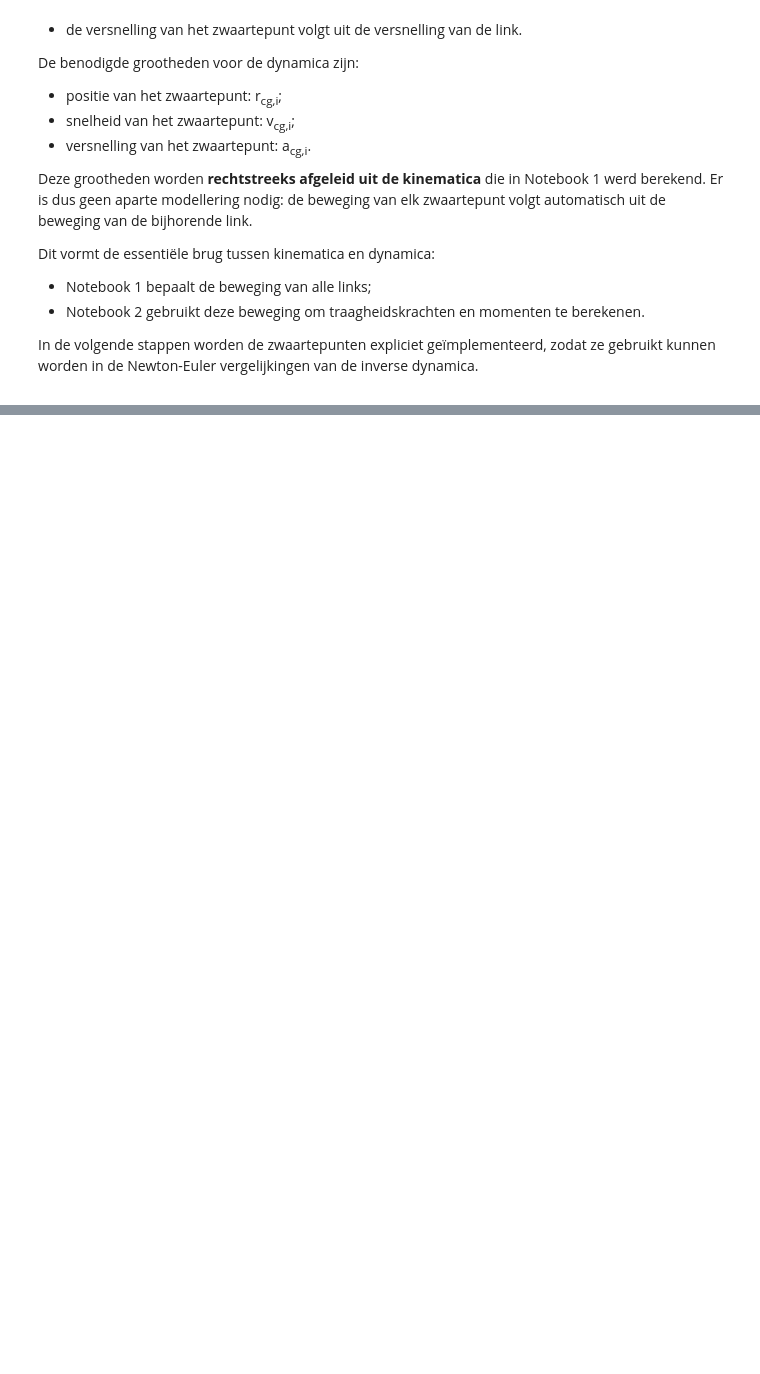
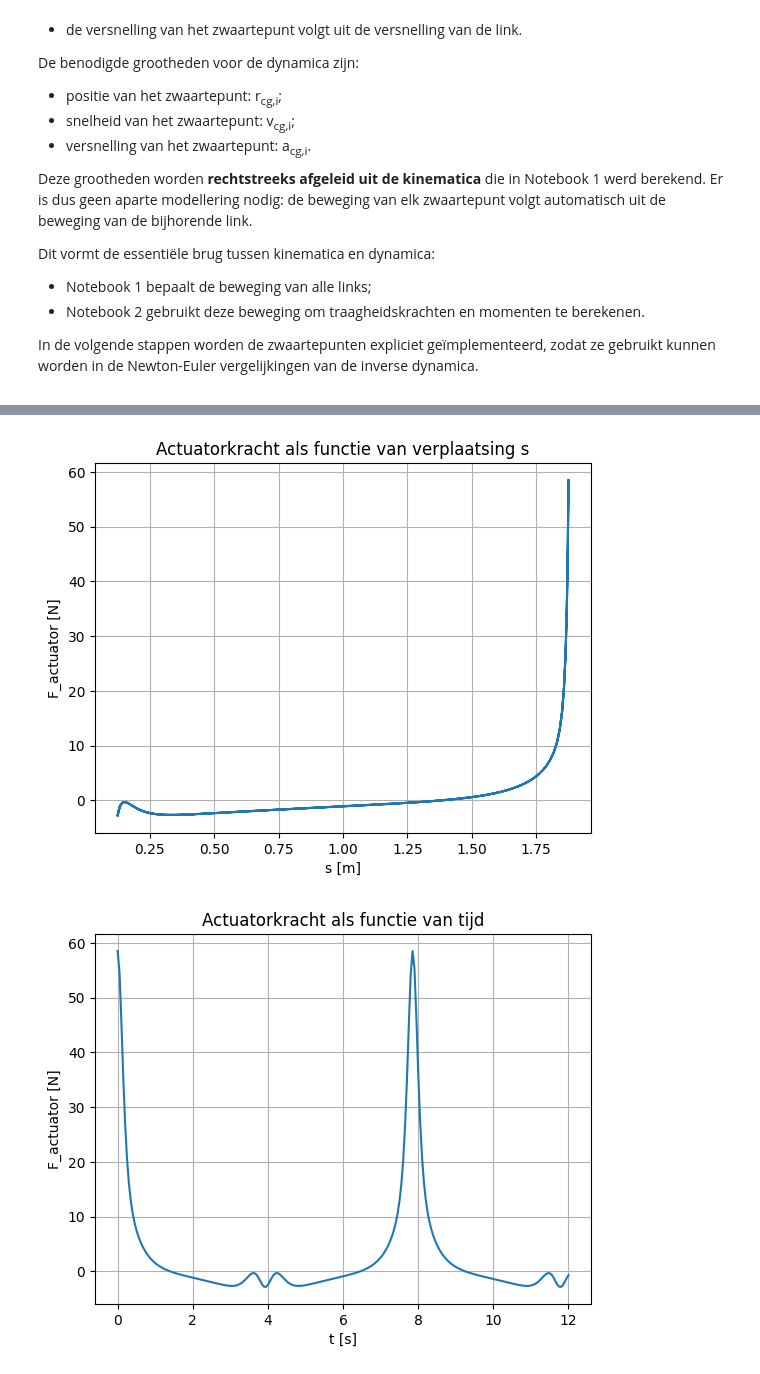
Before and after one commit to AlecVanVlerken/Bewegingen-trillingen-project, a Jupyter notebook: project/notebooks/Notebook 2.ipynb, the cells around one changed output, grey strips where cells are left out. Drawn from its saved outputs; the diff is of its cells as text; code cells hidden in the pictures; blank space fills up the shorter version.

```diff
--- a/project/notebooks/Notebook 2.ipynb
+++ b/project/notebooks/Notebook 2.ipynb
@@ -1389,0 +2088,31 @@ print(f"Vorm cg3_acc: {cg3_acc.shape}")
+# %%
+# ==========================================================
+# Eerste basisplots van de actuatorbelasting
+# ==========================================================
+
+import matplotlib.pyplot as plt
+
+# ----------------------------------------------------------
+# 1. Actuatorkracht als functie van verplaatsing s
+# ----------------------------------------------------------
+plt.figure()
+plt.plot(s, F_actuator)
+plt.xlabel("s [m]")
+plt.ylabel("F_actuator [N]")
+plt.title("Actuatorkracht als functie van verplaatsing s")
+plt.grid(True)
+
+# ----------------------------------------------------------
+# 2. (Optioneel) Actuatorkracht als functie van tijd
+# ----------------------------------------------------------
+plt.figure()
+plt.plot(t, F_actuator)
+plt.xlabel("t [s]")
+plt.ylabel("F_actuator [N]")
+plt.title("Actuatorkracht als functie van tijd")
+plt.grid(True)
+
+plt.show()
+# %% [output]
+[figure, added]
+[figure, added]
```
Also changed, not shown: parts of 10 cells of this notebook, 2 other files.
